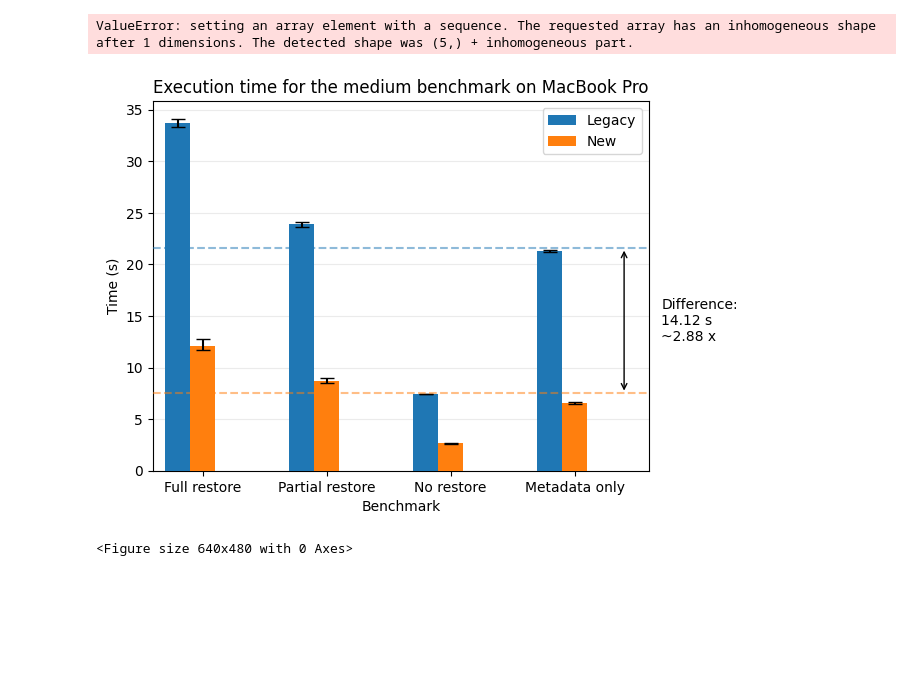
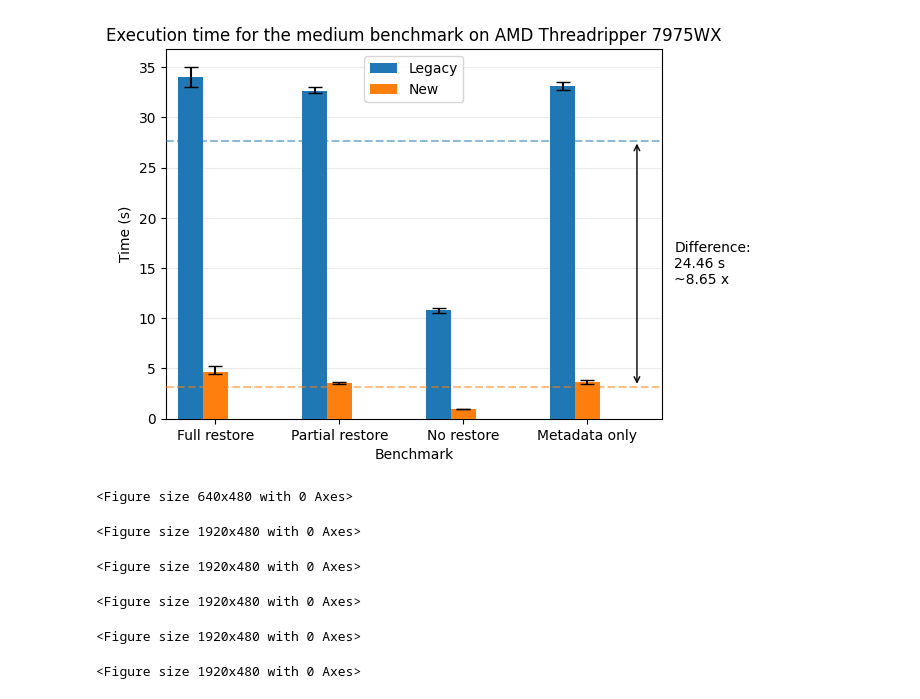
Before and after one commit to carljohnsen/duplicati-blogpost, a Jupyter notebook: WIP-restore/benchmark/plotting.ipynb, the cells around one changed output. Saved outputs shown, nothing was run; the diff lists cells and outputs as text; code cells hidden in the pictures; blank space fills up the shorter version.

```diff
--- a/WIP-restore/benchmark/plotting.ipynb
+++ b/WIP-restore/benchmark/plotting.ipynb
@@ -5,10 +5,6 @@ import os
 # %%
 base_dir = 'times'
 figures_dir = 'figures'
-#hosts = ['macbook']
-#hosts_labels = ['MacBook Pro']
-#sizes = ['small', 'medium']
-#benchmarks = []
 hosts = ['macbook', 'iw5', 'threadripper00', 'threadripper02','Carl9800']
 hosts_labels = ['MacBook Pro', 'Intel W5-2445', 'AMD Threadripper 1950X', 'AMD Threadripper 7975WX', 'AMD Ryzen 7 9800x3D']
 sizes = ['small', 'medium', 'large']
@@ -16,7 +12,7 @@ benchmarks = ['full', 'partial', 'no', 'metadata']
 benchmarks_labels = ['Full restore', 'Partial restore', 'No restore', 'Metadata only']
 #legacies = ['ancient', 'true', 'false']
 legacies = ['true', 'false']
-sparsity_size = 'medium'
+sparsity_size = 'small'
 filesize_size = 'small'
 
 # Load the regular runs
@@ -32,25 +28,16 @@ for host in hosts:
                     lines = np.array([float(line.strip()) for line in f.readlines()])
                     runs[host][size][benchmark][legacy] = lines / 1000
 
-hosts += ['avg']
-hosts_labels += ['Average']
-runs['avg'] = dict()
-for size in sizes:
-    runs['avg'][size] = dict()
-    for benchmark in benchmarks:
-        runs['avg'][size][benchmark] = dict()
-        for legacy in legacies:
-            runs['avg'][size][benchmark][legacy] = np.mean([runs[host][size][benchmark][legacy] for host in hosts[:-1]], axis=0)
-
 # Load the sparsity runs
-#for host in hosts:
-#    runs[host][sparsity_size] = dict()
-#    runs[host][sparsity_size]['sparse'] = dict()
-#    for legacy in legacies:
-#        runs[host][sparsity_size]['sparse'][legacy] = dict()
-#        with open(f'{base_dir}/{host}_{sparsity_size}_sparse_{legacy}.csv', 'r') as f:
-#            lines = np.array([[float(elem) for elem in line.strip().split(';')] for line in f.readlines()])
-#            runs[host][sparsity_size]['sparse'][legacy] = lines
+for host in hosts[:1]:
+    if host not in runs: runs[host] = dict()
+    if sparsity_size not in runs[host]: runs[host][sparsity_size] = dict()
+    if 'sparse' not in runs[host][sparsity_size]: runs[host][sparsity_size]['sparse'] = dict()
+    for legacy in legacies:
+        runs[host][sparsity_size]['sparse'][legacy] = dict()
+        with open(f'{base_dir}/{host}_{sparsity_size}_sparse_{legacy}.csv', 'r') as f:
+            lines = np.array([[float(elem) for elem in line.strip().split(';')] for line in f.readlines()])
+            runs[host][sparsity_size]['sparse'][legacy] = lines / 1000
 
 # Load the filesizes runs
 #for host in hosts:
@@ -62,8 +49,6 @@ for size in sizes:
 #        with open(f'{base_dir}/{host}_{filesize_size}_size_{legacy}.csv', 'r') as f:
 #            lines = np.array([[float(elem) for elem in line.strip().split(';')] for line in f.readlines()])
 #            runs[host][filesize_size]['filesize'][legacy] = lines
-# %% [output]
-ValueError: setting an array element with a sequence. The requested array has an inhomogeneous shape after 1 dimensions. The detected shape was (5,) + inhomogeneous part.
 # %%
 def clean(times):
     if len(times) == 1:
@@ -71,7 +56,7 @@ def clean(times):
     no_outliers = np.sort(times)[1:-1]
     return np.mean(no_outliers), np.min(no_outliers), np.max(no_outliers)
 
-def plot_bars_regular(runs, host, size, host_label):
+def plot_bars_regular(runs, host, size, host_label, omit_title=False):
     width = .2
     off = -1.5*width
     super_means = []
@@ -94,48 +79,72 @@ def plot_bars_regular(runs, host, size, host_label):
         if l == 'true':
             label = 'Legacy'
         elif l == 'false':
             label = 'New'
         else:
             label = 'Ancient'
         plt.bar(np.arange(len(benchmarks)) + off, means, yerr=[means-mins, maxs-means], capsize=5, width=.2, label=label, zorder=3)
         off += width
     plt.legend()
 
     plt.hlines(super_means[0], -.5, len(benchmarks)-.5, colors=colors[0], alpha=.5, linestyles='dashed', label='Legacy mean', zorder=4)
     plt.hlines(super_means[1], -.5, len(benchmarks)-.5, colors=colors[1], alpha=.5, linestyles='dashed', label='New mean', zorder=4)
     #plt.hlines(super_means[2], -.5, len(benchmarks)-.5, colors=colors[2], alpha=.5, linestyles='dashed', label='New mean', zorder=4)
 
     # Highlight the difference between the two means
+    average_speedup = super_means[0]/super_means[1]
     plt.annotate('', xy=(3.3, super_means[1]), xytext=(3.3, super_means[0]), arrowprops=dict(arrowstyle='<->', color='black'))
-    plt.text(3.6, (super_means[0]+super_means[1])/2, f'Difference:\n{np.abs(super_means[1]-super_means[0]):.2f} s\n~{super_means[0]/super_means[1]:.2f} x', verticalalignment='center', horizontalalignment='left')
+    plt.text(3.6, (super_means[0]+super_means[1])/2, f'Difference:\n{np.abs(super_means[1]-super_means[0]):.2f} s\n~{average_speedup:.2f} x', verticalalignment='center', horizontalalignment='left')
 
     #plt.annotate('', xy=(3.3, super_means[2]), xytext=(3.3, super_means[1]), arrowprops=dict(arrowstyle='<->', color='black'))
     #plt.text(3.6, (super_means[1]+super_means[2])/2, f'Difference:\n{np.abs(super_means[2]-super_means[1]):.2f} ms\n~{super_means[1]/super_means[2]:.2f} x', verticalalignment='center', horizontalalignment='left')
 
     #plt.text(3.6, super_means[2]/2, f'Total:\n{np.abs(super_means[2]-super_means[0]):.2f} ms\n~{super_means[0]/super_means[2]:.2f} x', verticalalignment='center', horizontalalignment='left')
 
     plt.xticks(np.arange(len(benchmarks))-.5*width, benchmarks_labels)
     plt.xlim(-.5, len(benchmarks)-.5)
     plt.ylabel('Time (s)')
     plt.xlabel('Benchmark')
-    plt.title(f'Execution time for the {size} benchmark on {host_label}')
+    if not omit_title:
+        plt.title(f'Execution time for the {size} benchmark on {host_label}')
     plt.grid(axis='y', alpha=.25, zorder=0)
 
-plot_bars_regular(runs, hosts[0], 'medium', hosts_labels[0])
+    return average_speedup
+
+plot_bars_regular(runs, hosts[3], 'medium', hosts_labels[3])
 plt.show()
 # %% [output]
-[figure, old version]
+[figure, new version]
 # %%
 if not os.path.exists(figures_dir):
     os.mkdir(figures_dir)
 
+speedups = []
 for host, host_label in zip(hosts, hosts_labels):
     for size in sizes:
-        plot_bars_regular(runs, host, size, host_label)
+        speedup = plot_bars_regular(runs, host, size, host_label)
+        speedups.append(speedup)
         # More horizontal space for the legend
         plt.tight_layout(rect=[0, 0, 1, .9])
         plt.savefig(f'{figures_dir}/{host}_{size}.png', dpi=300)
         plt.clf()
+
+print (sum(speedups)/len(speedups))
+
+for host, host_label in zip(hosts, hosts_labels):
+    plt.figure(figsize=(19.2, 4.8))
+    for col in range(len(sizes)):
+        plt.subplot(1, 3, col+1)
+        plot_bars_regular(runs, host, sizes[col], host_label)
+        #if col == 1:
+        #    plt.title(f'Execution time for the {host_label}')
+    plt.tight_layout(rect=[0, 0, 1, .9])
+    plt.savefig(f'{figures_dir}/{host}_all.png', dpi=300)
+    plt.clf()
 # %% [output]
 <Figure size 640x480 with 0 Axes>
+<Figure size 1920x480 with 0 Axes>
+<Figure size 1920x480 with 0 Axes>
+<Figure size 1920x480 with 0 Axes>
+<Figure size 1920x480 with 0 Axes>
+<Figure size 1920x480 with 0 Axes>
 # %%
```
Also changed, not shown: parts of 3 cells of this notebook.
